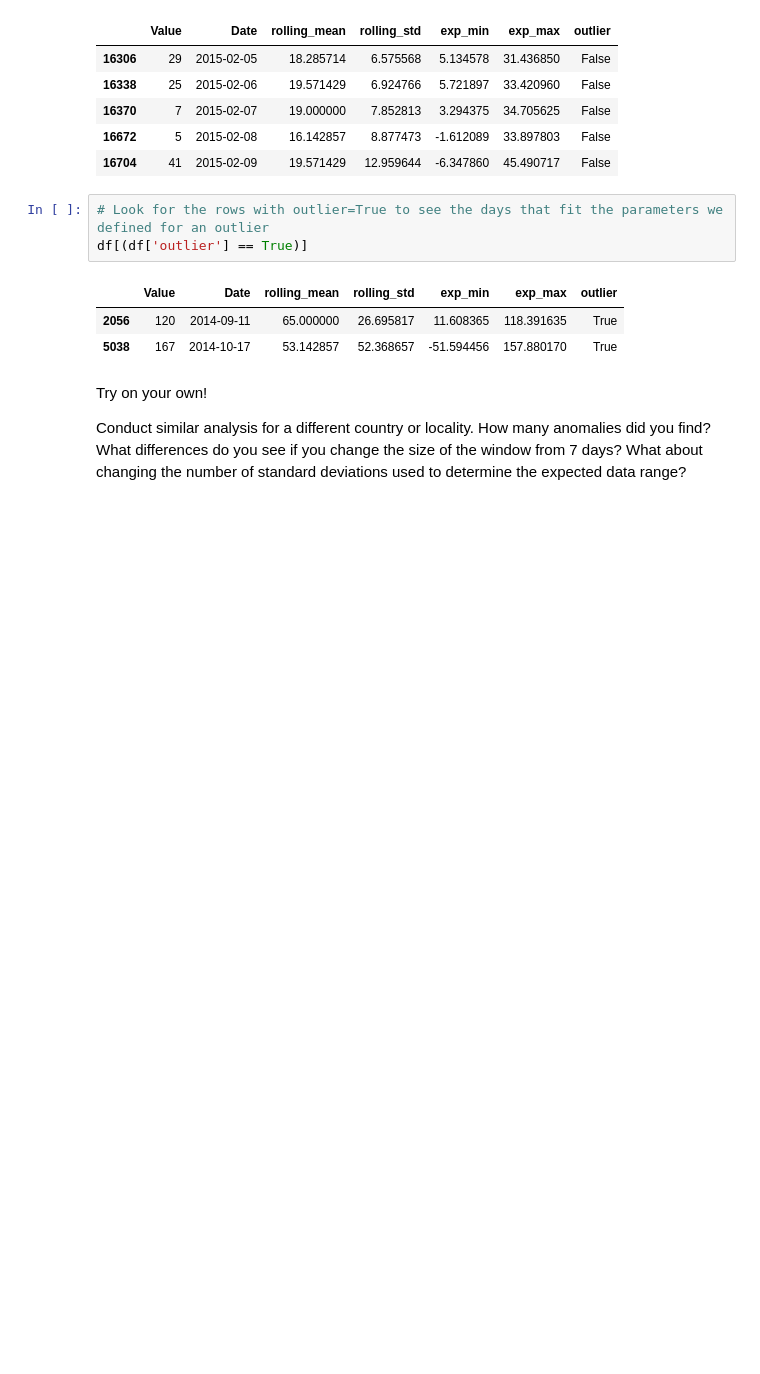
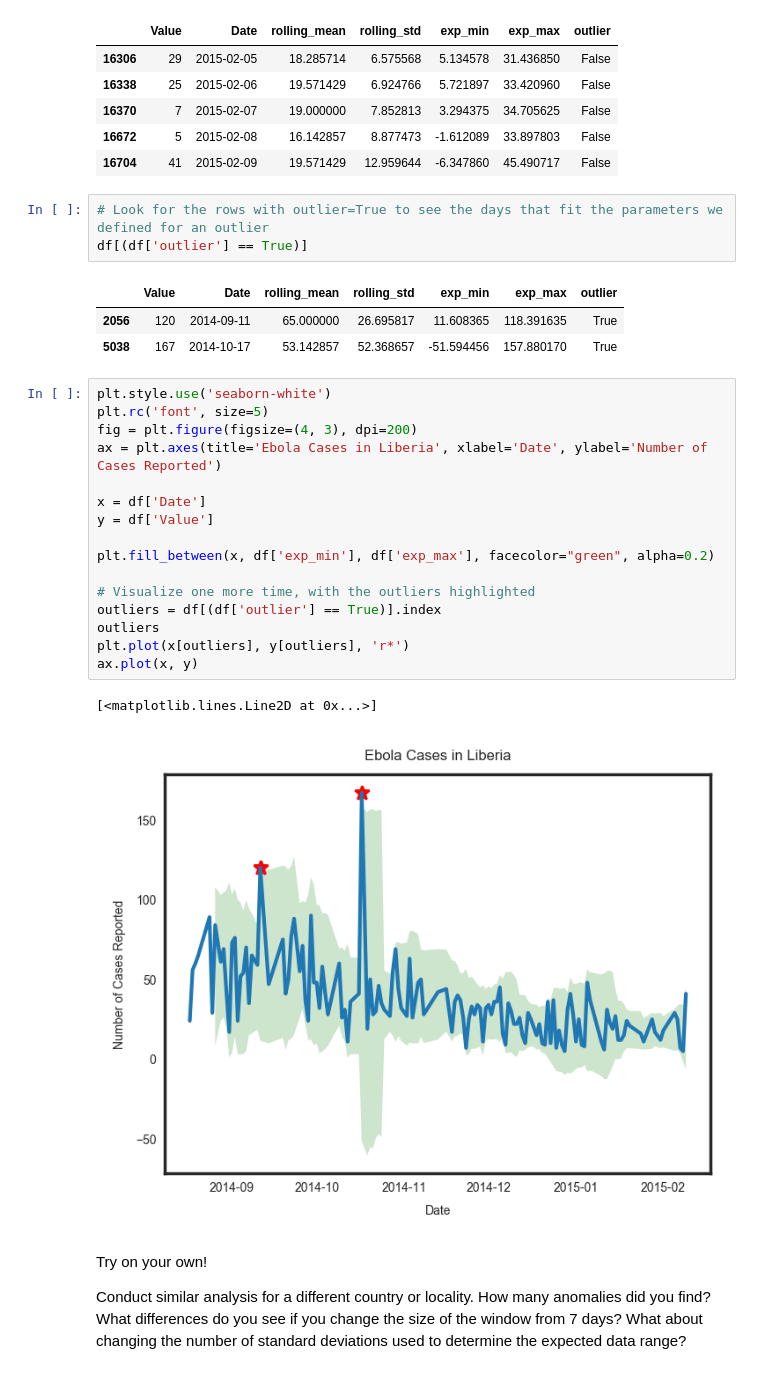
Before and after one commit to evan-burke/m3_sf_2020_training, a Jupyter notebook: Anomaly Detection Demo.ipynb, the cells around one changed output. Saved outputs shown, nothing was run; the diff lists cells and outputs as text; blank space fills up the shorter version.

Commit message:
add highlighted outliers

```diff
--- a/Anomaly Detection Demo.ipynb
+++ b/Anomaly Detection Demo.ipynb
@@ -190,6 +190,25 @@ df[(df['outlier'] == True)]
 |  | Value | Date | rolling_mean | rolling_std | exp_min | exp_max | outlier |
 | 2056 | 120 | 2014-09-11 | 65.000000 | 26.695817 | 11.608365 | 118.391635 | True |
 | 5038 | 167 | 2014-10-17 | 53.142857 | 52.368657 | -51.594456 | 157.880170 | True |
+# %%
+plt.style.use('seaborn-white')
+plt.rc('font', size=5)
+fig = plt.figure(figsize=(4, 3), dpi=200)
+ax = plt.axes(title='Ebola Cases in Liberia', xlabel='Date', ylabel='Number of Cases Reported')
+
+x = df['Date']
+y = df['Value']
+
+plt.fill_between(x, df['exp_min'], df['exp_max'], facecolor="green", alpha=0.2)
+
+# Visualize one more time, with the outliers highlighted
+outliers = df[(df['outlier'] == True)].index
+outliers
+plt.plot(x[outliers], y[outliers], 'r*')
+ax.plot(x, y)
+# %% [output]
+[<matplotlib.lines.Line2D at 0x...>]
+[figure, added]
 # %% [markdown]
 Try on your own!
 
```
